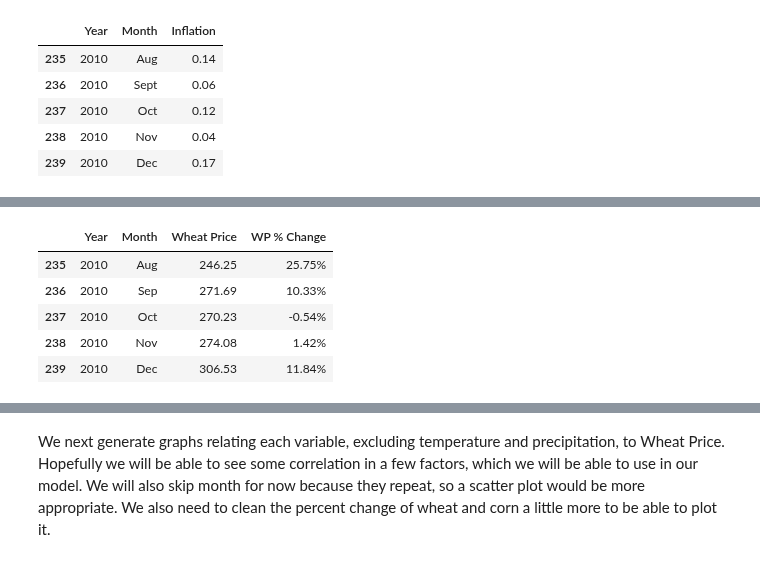
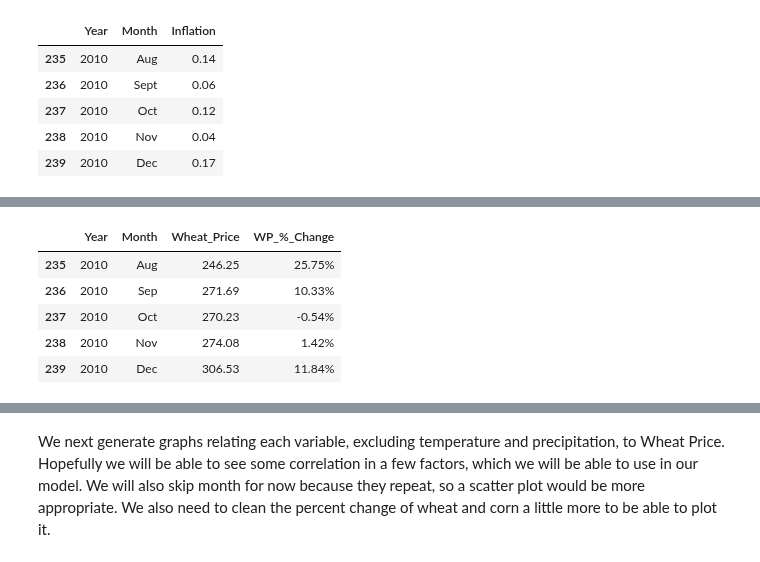
Before and after one commit to dwang953/109-Project, a Jupyter notebook: working_notebooks/Exploratory Data Analysis.ipynb, the cells around one changed output, grey strips where cells are left out. Saved outputs shown, nothing was run; the diff lists cells and outputs as text; code cells hidden in the pictures.

```diff
--- a/working_notebooks/Exploratory Data Analysis.ipynb
+++ b/working_notebooks/Exploratory Data Analysis.ipynb
@@ -166,12 +166,12 @@ See the the caveats in the documentation: http://pandas.pydata.org/pandas-docs/s
 # %%
 wheat_price_df=pd.read_csv("../cleaned_data/wheatprice_df.csv")
 wheat_price_df=wheat_price_df.set_index(['year','month']).reset_index()
 del wheat_price_df['Unnamed: 0']
 wheat_price_df=wheat_price_df[2:-58].set_index(['year']).reset_index()
-wheat_price_df.columns=['Year','Month', 'Wheat Price', 'WP % Change']
+wheat_price_df.columns=['Year','Month', 'Wheat_Price', 'WP_%_Change']
 wheat_price_df.tail()
 # %% [output]
-|  | Year | Month | Wheat Price | WP % Change |
+|  | Year | Month | Wheat_Price | WP_%_Change |
 | 235 | 2010 | Aug | 246.25 | 25.75% |
 | 236 | 2010 | Sep | 271.69 | 10.33% |
 | 237 | 2010 | Oct | 270.23 | -0.54% |
```
Also changed, not shown: parts of 22 cells of this notebook, 1 other file.
